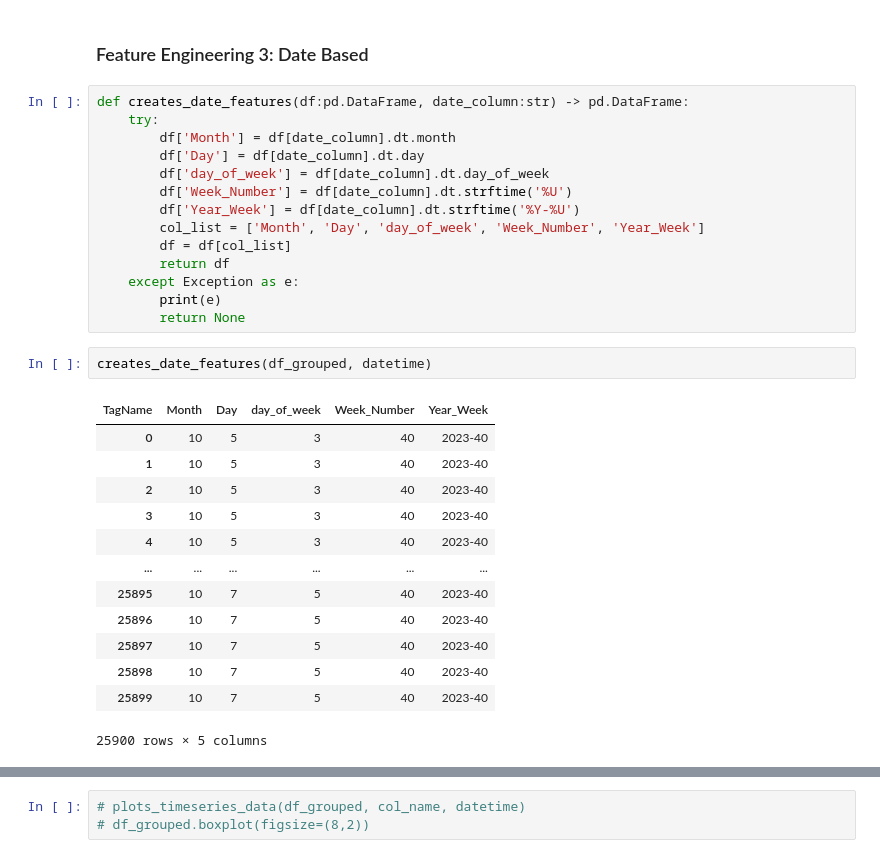
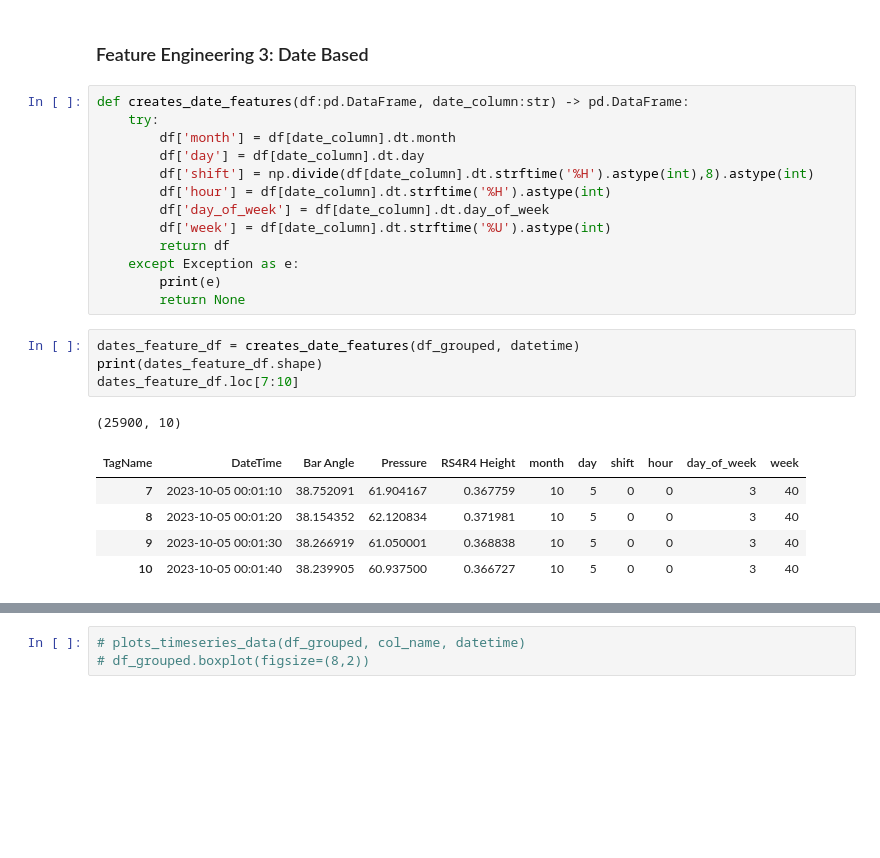
Before and after one commit to iseakash/data_science_materials, a Jupyter notebook: ml_standard_codes/feature_engg/time_series_features.ipynb, the cells around one changed output, grey strips where cells are left out. Saved outputs shown, nothing was run; the diff lists cells and outputs as text; blank space fills up the shorter version.

```diff
--- a/ml_standard_codes/feature_engg/time_series_features.ipynb
+++ b/ml_standard_codes/feature_engg/time_series_features.ipynb
@@ -231,30 +231,24 @@ perc_final_df.loc[7:10]
 # %%
 def creates_date_features(df:pd.DataFrame, date_column:str) -> pd.DataFrame:
     try:
-        df['Month'] = df[date_column].dt.month
-        df['Day'] = df[date_column].dt.day
+        df['month'] = df[date_column].dt.month
+        df['day'] = df[date_column].dt.day
+        df['shift'] = np.divide(df[date_column].dt.strftime('%H').astype(int),8).astype(int)
+        df['hour'] = df[date_column].dt.strftime('%H').astype(int)
         df['day_of_week'] = df[date_column].dt.day_of_week
-        df['Week_Number'] = df[date_column].dt.strftime('%U')
-        df['Year_Week'] = df[date_column].dt.strftime('%Y-%U')
-        col_list = ['Month', 'Day', 'day_of_week', 'Week_Number', 'Year_Week']
-        df = df[col_list]
+        df['week'] = df[date_column].dt.strftime('%U').astype(int)
         return df
     except Exception as e:
         print(e)
         return None
-# %%
-creates_date_features(df_grouped, datetime)
-# %% [output]
-| TagName | Month | Day | day_of_week | Week_Number | Year_Week |
-| 0 | 10 | 5 | 3 | 40 | 2023-40 |
-| 1 | 10 | 5 | 3 | 40 | 2023-40 |
-| 2 | 10 | 5 | 3 | 40 | 2023-40 |
-| 3 | 10 | 5 | 3 | 40 | 2023-40 |
-| 4 | 10 | 5 | 3 | 40 | 2023-40 |
-| ... | ... | ... | ... | ... | ... |
-| 25895 | 10 | 7 | 5 | 40 | 2023-40 |
-| 25896 | 10 | 7 | 5 | 40 | 2023-40 |
-| 25897 | 10 | 7 | 5 | 40 | 2023-40 |
-| 25898 | 10 | 7 | 5 | 40 | 2023-40 |
-| 25899 | 10 | 7 | 5 | 40 | 2023-40 |
-25900 rows × 5 columns
+# %%
+dates_feature_df = creates_date_features(df_grouped, datetime)
+print(dates_feature_df.shape)
+dates_feature_df.loc[7:10]
+# %% [output]
+(25900, 10)
+| TagName | DateTime | Bar Angle | Pressure | RS4R4 Height | month | day | shift | hour | day_of_week | week |
+| 7 | 2023-10-05 00:01:10 | 38.752091 | 61.904167 | 0.367759 | 10 | 5 | 0 | 0 | 3 | 40 |
+| 8 | 2023-10-05 00:01:20 | 38.154352 | 62.120834 | 0.371981 | 10 | 5 | 0 | 0 | 3 | 40 |
+| 9 | 2023-10-05 00:01:30 | 38.266919 | 61.050001 | 0.368838 | 10 | 5 | 0 | 0 | 3 | 40 |
+| 10 | 2023-10-05 00:01:40 | 38.239905 | 60.937500 | 0.366727 | 10 | 5 | 0 | 0 | 3 | 40 |
```
Also changed, not shown: parts of 5 cells of this notebook, 2 other files.
